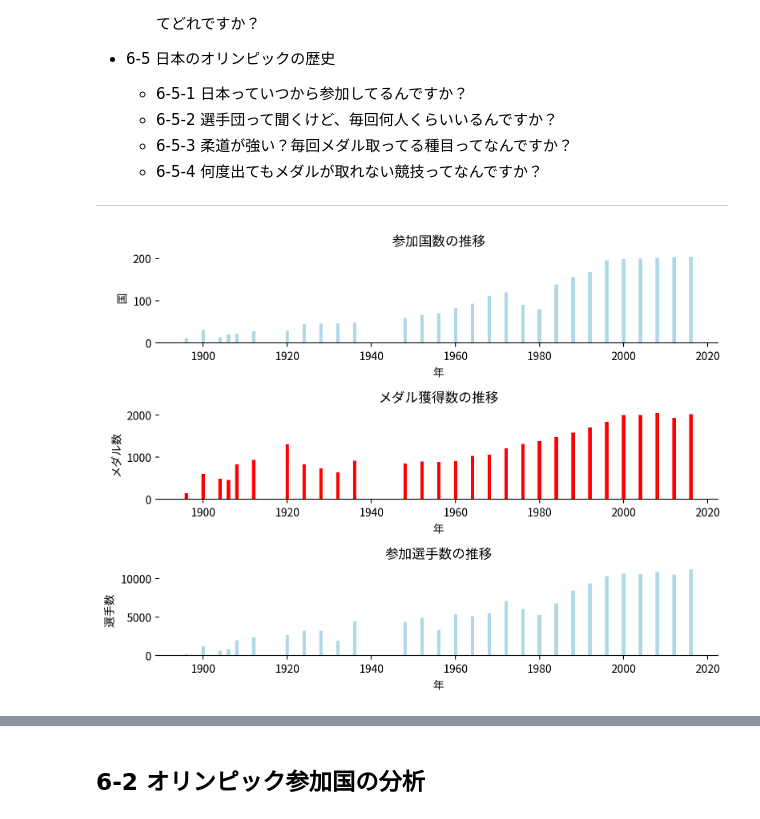
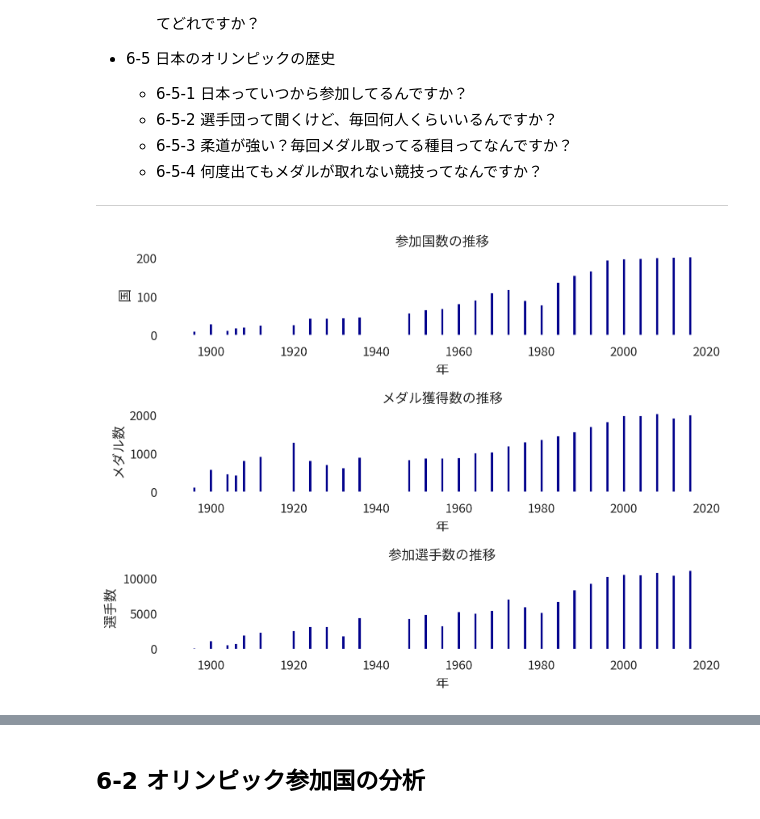
Before and after one commit to 900914/TIL, a Jupyter notebook: Kaggle/120olympic_analytics.ipynb, the cells around one changed output, grey strips where cells are left out. Cells and saved outputs as stored; diff of their text form; code cells hidden in the pictures.

```diff
--- a/Kaggle/120olympic_analytics.ipynb
+++ b/Kaggle/120olympic_analytics.ipynb
@@ -115,7 +115,7 @@ fig = plt.figure(figsize=(8,6),dpi=200,facecolor="white", edgecolor="white", lin
 ax = fig.add_subplot(3,1,1)
 
 # 4. データを渡してプロット
-ax.bar(x,y,color='lightblue',align='center') #棒グラフ
+ax.bar(x,y,color='darkblue',align='center') #棒グラフ
 #ax.plot(x,y) 線グラフ ,   ax.barh(x,)横持ち帽グラフ
 
 
@@ -143,7 +143,7 @@ ax2 = fig.add_subplot(3,1,2)
 
 
 # 4. データを渡してプロット
-ax2.bar(x2,y2,color='red',align='center') #棒グラフ
+ax2.bar(x2,y2,color='darkblue',align='center') #棒グラフ
 
 
 # 5. グラフタイトルと軸の調整
@@ -164,32 +164,32 @@ y3 = sub_df.groupby('Year').nunique()['ID']
 
 # 2. Figureインスタンス生成
 ## 共通のため不要
 
 
 # 3. Axes　インスタンス生成
 ax3 = fig.add_subplot(3,1,3)
 
 
 # 4. データを渡してプロット
-ax3.bar(x3,y3,color='lightblue',align='center') #棒グラフ
+ax3.bar(x3,y3,color='darkblue',align='center') #棒グラフ
 
 
 # 5. グラフタイトルと軸の調整
 ax3.set_title('参加選手数の推移')
 ax3.set_xlabel('年')
 ax3.set_ylabel('選手数')
 ax3.set_facecolor((1,1,1,0))
 
 
 ###### 共通項目 ######
 
 ##四方の枠(spines)を消す
 sides = ['left','right','top']
 [ax.spines[side].set_visible(False) for side in sides]
 [ax2.spines[side].set_visible(False) for side in sides]
 [ax3.spines[side].set_visible(False) for side in sides]
 
 fig.tight_layout()
 plt.show()
 # %% [output]
-[figure, old version]
+[figure, new version]
```
Also changed, not shown: parts of 2 cells of this notebook, 1 other file.
